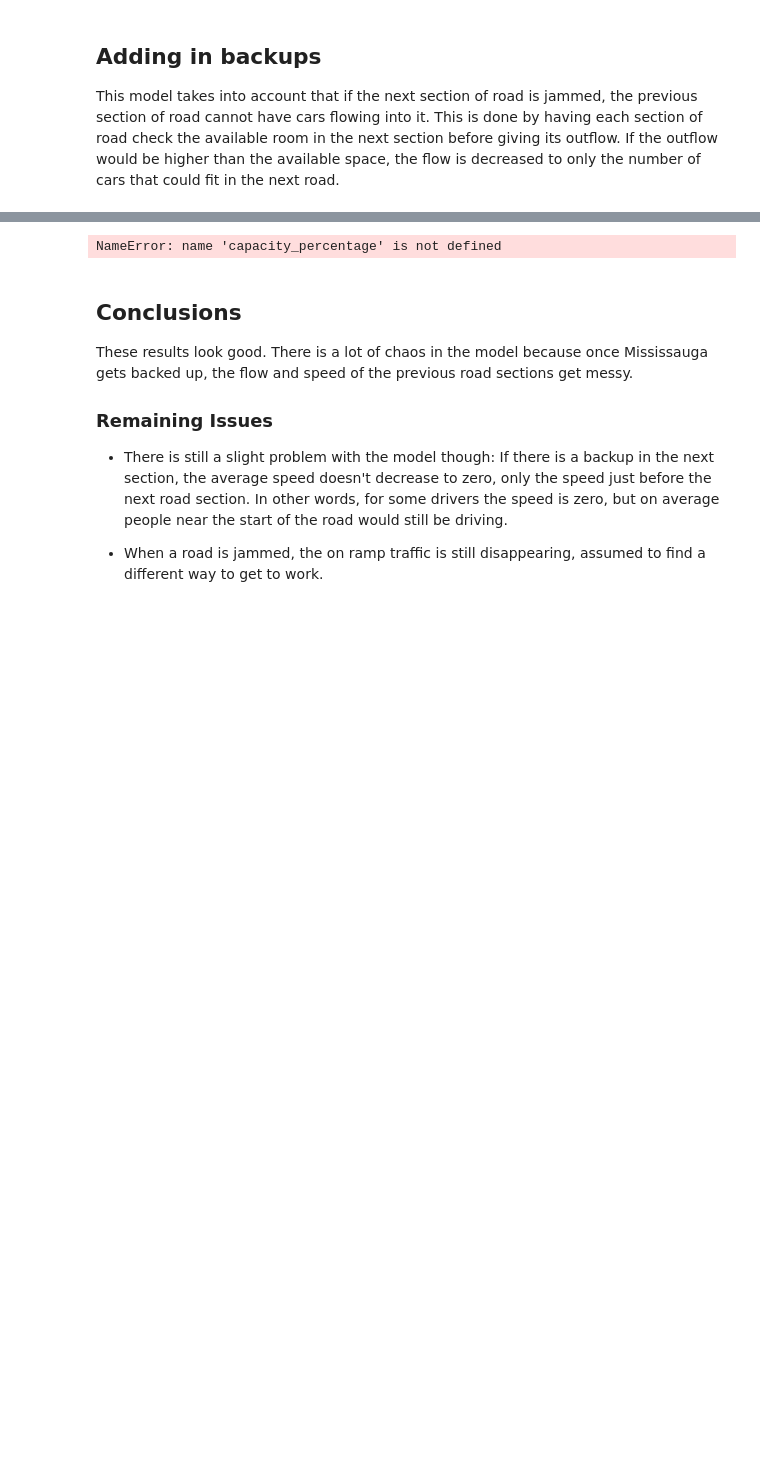
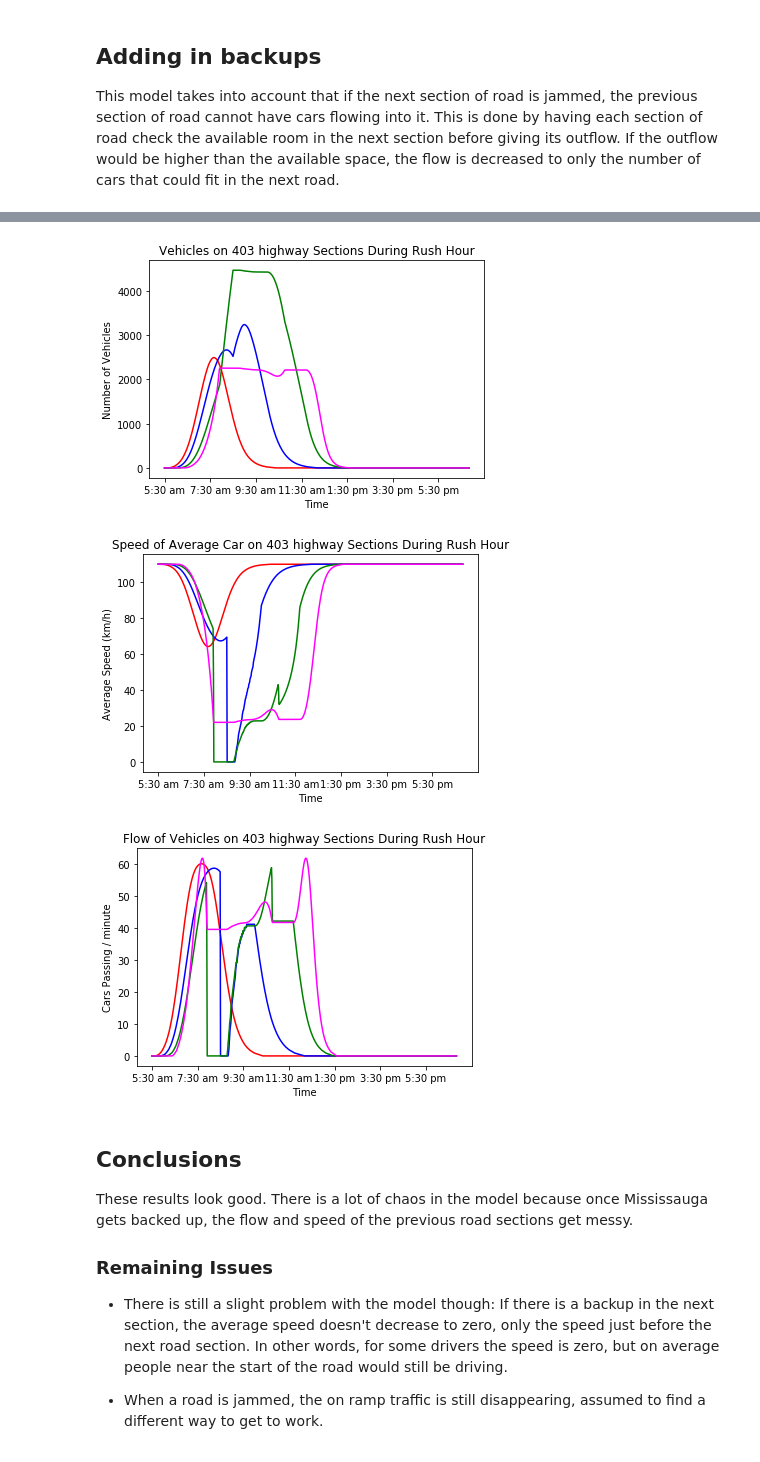
Before and after one commit to MelvilleDylan/TrafficModelling, a Jupyter notebook: Attemp2.ipynb, the cells around one changed output, grey strips where cells are left out. Cells and saved outputs as stored; diff of their text form; code cells hidden in the pictures; blank space fills up the shorter version.

Commit message:
Finished the travel time function, added a usage guide to Attemp2.ipynb

```diff
--- a/Attemp2.ipynb
+++ b/Attemp2.ipynb
@@ -79,25 +85,10 @@ from pylab import *
 #Note: t = 0 is 5:30 am
 
 #Setup Our 4 cities
-cities = [
-    City(name="Hamilton",population=747545,mean_leave=100),
-    City(name="Burlington",population=183314,mean_leave=115),
-    City(name="Oakville",population=193832,mean_leave=135),
-    City(name="Mississauga",population=721599,mean_leave=155)
-]
+
 #this is for the purpose that the final city will necet
 toronto = City(name="Toronto",population=4000000,mean_leave=210)
 #Setup Our 4 road segments
-roads = [
-    Road(length=11.1, lanes=4, onramp_city=cities[0]),
-    Road(length=17.0, lanes=3, onramp_city=cities[1]),
-    Road(length=13.8, lanes=3, onramp_city=cities[2]),
-    Road(length=20.9, lanes=1, onramp_city=cities[3])
-]
-
-roads[0].set_next_road(roads[1])
-roads[1].set_next_road(roads[2])
-roads[2].set_next_road(roads[3])
 
 run_time=800  # run_time*time_step must equal 600, which will go through one rush hour
              # (std dev 33 with peak time for Hamilton route at 100, so 99% of the population will
@@ -105,7 +96,26 @@ run_time=800  # run_time*time_step must equal 600, which will go through one rus
 
 
 def initialize():
-    global time, speeds_record, vehicles_record, outflow_record
+    global time, speeds_record, vehicles_record, outflow_record, cities, roads
+
+    cities = [
+        City(name="Hamilton",population=747545,mean_leave=100),
+        City(name="Burlington",population=183314,mean_leave=115),
+        City(name="Oakville",population=193832,mean_leave=135),
+        City(name="Mississauga",population=721599,mean_leave=155)
+    ]
+
+    roads = [
+        Road(length=11.1, lanes=4, onramp_city=cities[0]),
+        Road(length=17.0, lanes=3, onramp_city=cities[1]),
+        Road(length=13.8, lanes=3, onramp_city=cities[2]),
+        Road(length=20.9, lanes=1, onramp_city=cities[3])
+    ]
+
+    roads[0].set_next_road(roads[1])
+    roads[1].set_next_road(roads[2])
+    roads[2].set_next_road(roads[3])
+
     time = 0
     # list of the initial car populations
     speeds_record = [[road.speed*60] for road in roads]
@@ -113,7 +123,7 @@ def initialize():
     outflow_record = [[road.outflow()] for road in roads]
 
 def observe():
-    global time, speeds_record, vehicles_record, outflow_record
+    global time, speeds_record, vehicles_record, outflow_record, cities, roads
 
     #using the road objects vehicle_count to record itself
     for ind in range(len(vehicles_record)):
@@ -122,7 +132,7 @@ def observe():
         outflow_record[ind].append(roads[ind].outflow())
 
 def updateall():
-    global time
+    global time, cities, roads
     outflows = [road.outflow() for road in roads]
     roads[0].update(time, 0)
     roads[1].update(time,outflows[0])
@@ -146,34 +156,36 @@ plot(vehicles_record[0], color='red')
 plot(vehicles_record[1], color='blue')
 plot(vehicles_record[2], color='green')
 plot(vehicles_record[3], color='magenta')
 
 show()
 
 plt.title("Speed of Average Car on 403 highway Sections During Rush Hour")
 plt.xlabel("Time")
 plt.ylabel("Average Speed (km/h)")
 plt.xticks((np.arange(0,800,120)),('5:30 am','7:30 am','9:30 am','11:30 am','1:30 pm','3:30 pm','5:30 pm'))
 
 plot(speeds_record[0], color='red')
 plot(speeds_record[1], color='blue')
 plot(speeds_record[2], color='green')
 plot(speeds_record[3], color='magenta')
 
 show()
 
 plt.title("Flow of Vehicles on 403 highway Sections During Rush Hour")
 plt.xlabel("Time")
 plt.ylabel("Cars Passing / minute")
 plt.xticks((np.arange(0,800,120)),('5:30 am','7:30 am','9:30 am','11:30 am','1:30 pm','3:30 pm','5:30 pm'))
 
 plot(outflow_record[0], color='red')
 plot(outflow_record[1], color='blue')
 plot(outflow_record[2], color='green')
 plot(outflow_record[3], color='magenta')
 
 show()
 # %% [output]
-NameError: name 'capacity_percentage' is not defined
+[figure, added]
+[figure, added]
+[figure, added]
 # %% [markdown]
 ## Conclusions
 
```
Also changed, not shown: parts of 2 cells of this notebook, 1 other file.
